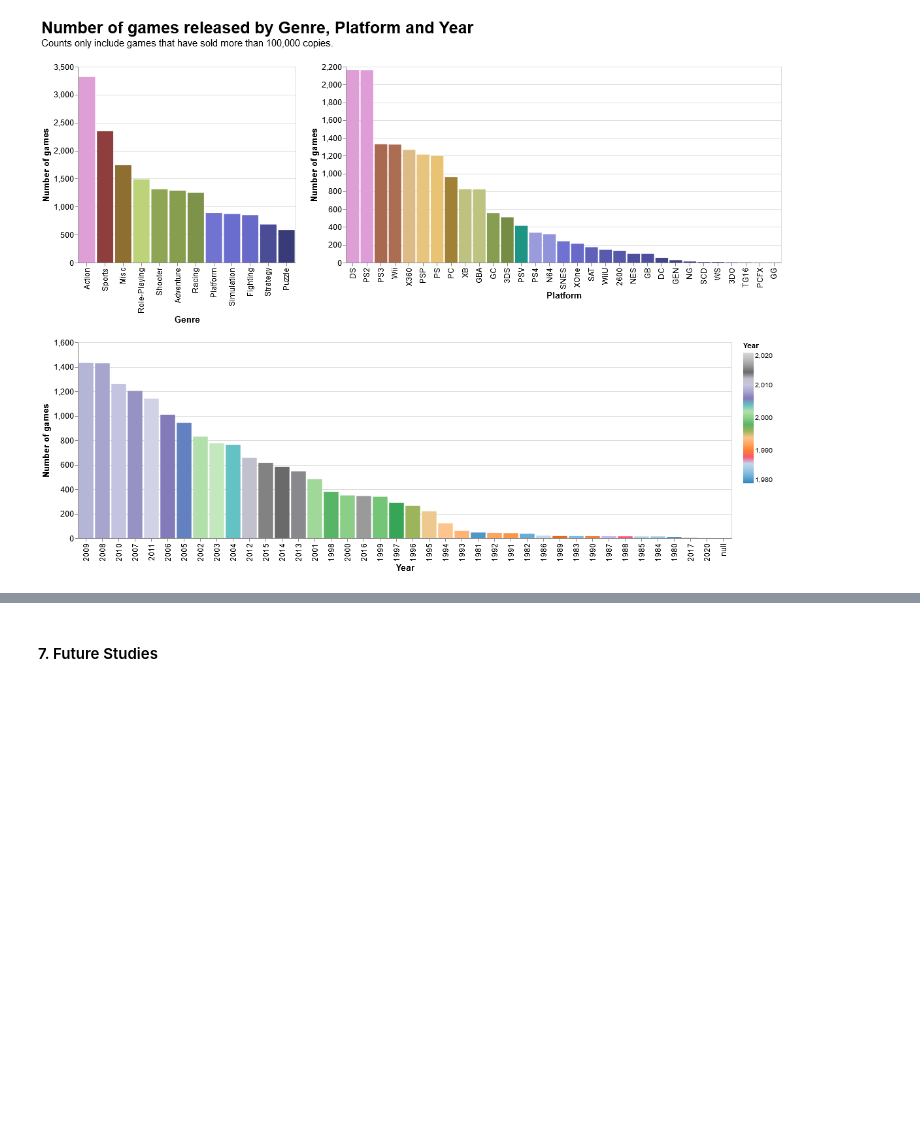
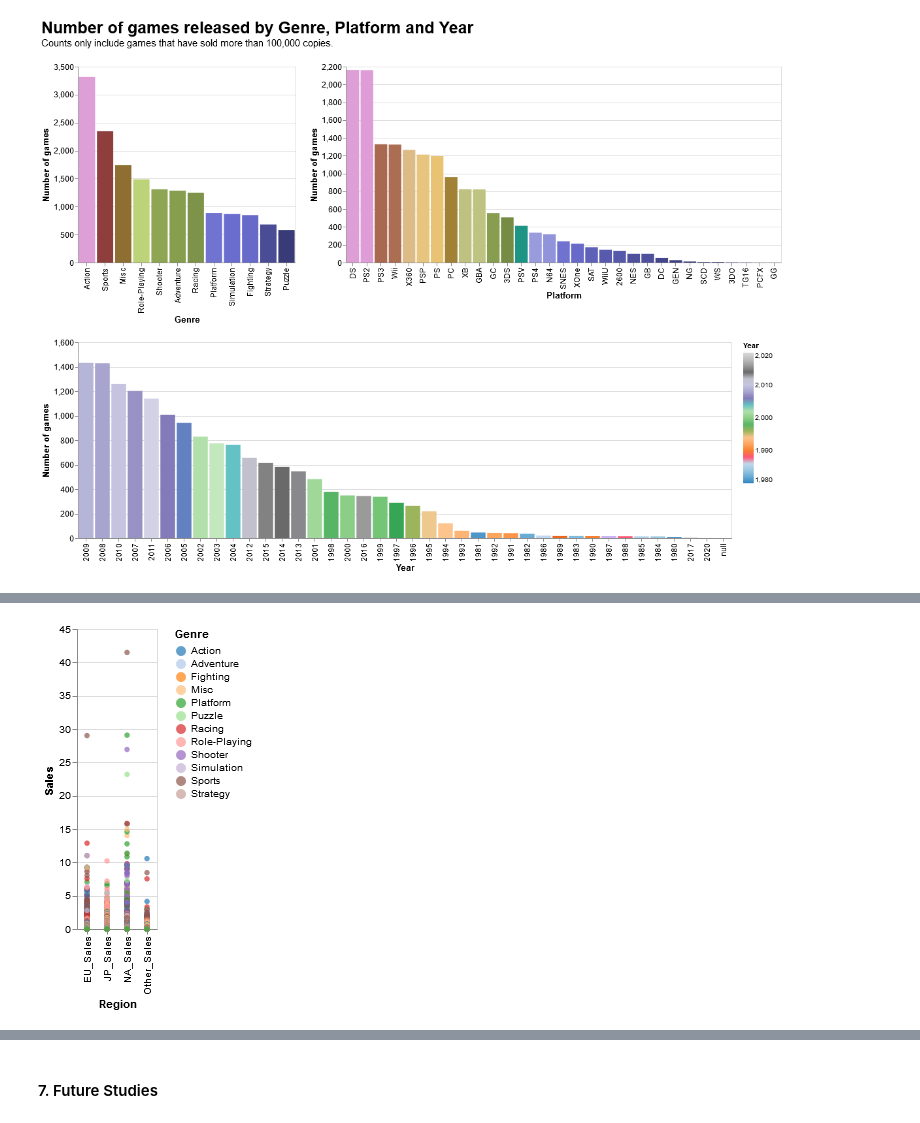
Before and after one commit to ubco-mds-2020-labs/data-550-project2-group-4, a Jupyter notebook: Games.ipynb, the cells around one changed output, grey strips where cells are left out. Cells and saved outputs as stored; diff of their text form; code cells hidden in the pictures; blank space fills up the shorter version.

```diff
--- a/Games.ipynb
+++ b/Games.ipynb
@@ -230,3 +237,10 @@ genre_sales | genre_mean_sales
 # %%
-#3) Lets investigate what's going on in each region. We can do so by looking at individual title by region and color the points by genre.
+#3) Lets investigate what's going on in each region. We can do so by looking at individual title by region and color the points by genre. MAKE A SCATTER PLOT SHOWING ALL TITLES WITH REGIONS ON X
     #This might help us explain and point out individual game titles that are dominating their genre.
+alt.Chart(sales_data).mark_circle().encode(
+    alt.X("Region"),
+    alt.Y("Sales:Q"),
+    alt.Color("Genre",scale=alt.Scale(scheme='category20')),
+    alt.Tooltip("Name"))
+# %% [output]
+[figure, added]
```
Also changed, not shown: parts of 2 cells of this notebook.
